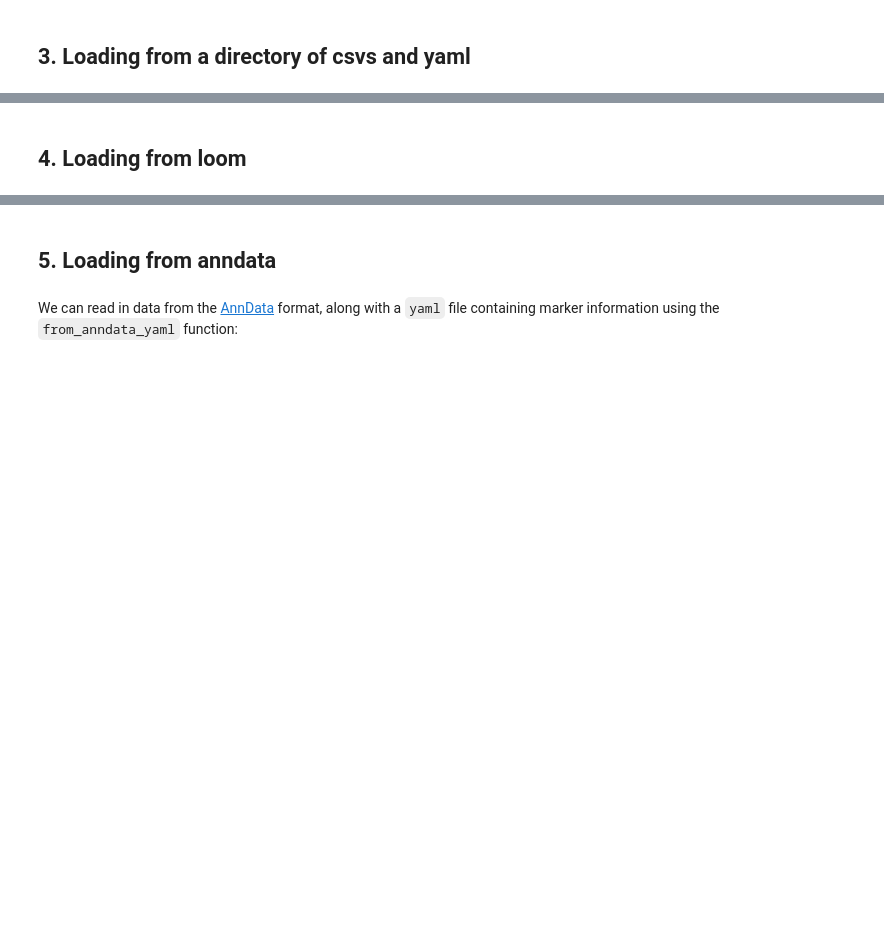
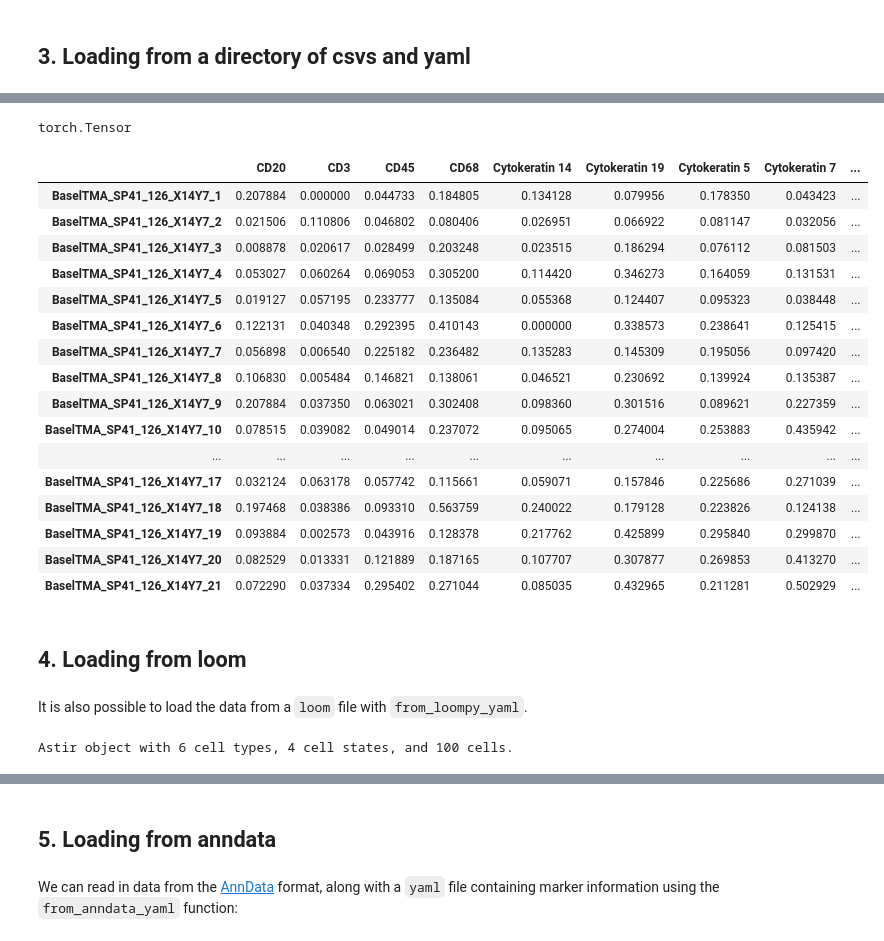
Before and after one commit to camlab-bioml/astir, a Jupyter notebook: docs/tutorials/notebooks/data_loading.ipynb, the cells around one changed output, grey strips where cells are left out. Saved outputs shown, nothing was run; the diff lists cells and outputs as text; code cells hidden in the pictures; blank space fills up the shorter version.

```diff
--- a/docs/tutorials/notebooks/data_loading.ipynb
+++ b/docs/tutorials/notebooks/data_loading.ipynb
@@ -65,0 +145,4 @@ a = ast.Astir(input_expr=(type_scd, state_scd))
+# %%
+expression_dir_path = "../../../astir/tests/test-data/test-dir-read"
+a_dir = ast.from_csv_dir_yaml(input_dir=expression_dir_path, marker_yaml=yaml_marker_path)
+print(a_dir)
@@ -66,2 +157,35 @@ a = ast.Astir(input_expr=(type_scd, state_scd))
+# %%
+type(a_dir.get_type_dataset().get_exprs())
+# %% [output]
+torch.Tensor
+# %%
+a_dir.get_type_dataset().get_exprs_df()
+# %% [output]
+|  | CD20 | CD3 | CD45 | CD68 | Cytokeratin 14 | Cytokeratin 19 | Cytokeratin 5 | Cytokeratin 7 | ... |
+| BaselTMA_SP41_126_X14Y7_1 | 0.207884 | 0.000000 | 0.044733 | 0.184805 | 0.134128 | 0.079956 | 0.178350 | 0.043423 | ... |
+| BaselTMA_SP41_126_X14Y7_2 | 0.021506 | 0.110806 | 0.046802 | 0.080406 | 0.026951 | 0.066922 | 0.081147 | 0.032056 | ... |
+| BaselTMA_SP41_126_X14Y7_3 | 0.008878 | 0.020617 | 0.028499 | 0.203248 | 0.023515 | 0.186294 | 0.076112 | 0.081503 | ... |
+| BaselTMA_SP41_126_X14Y7_4 | 0.053027 | 0.060264 | 0.069053 | 0.305200 | 0.114420 | 0.346273 | 0.164059 | 0.131531 | ... |
+| BaselTMA_SP41_126_X14Y7_5 | 0.019127 | 0.057195 | 0.233777 | 0.135084 | 0.055368 | 0.124407 | 0.095323 | 0.038448 | ... |
+| BaselTMA_SP41_126_X14Y7_6 | 0.122131 | 0.040348 | 0.292395 | 0.410143 | 0.000000 | 0.338573 | 0.238641 | 0.125415 | ... |
+| BaselTMA_SP41_126_X14Y7_7 | 0.056898 | 0.006540 | 0.225182 | 0.236482 | 0.135283 | 0.145309 | 0.195056 | 0.097420 | ... |
+| BaselTMA_SP41_126_X14Y7_8 | 0.106830 | 0.005484 | 0.146821 | 0.138061 | 0.046521 | 0.230692 | 0.139924 | 0.135387 | ... |
+| BaselTMA_SP41_126_X14Y7_9 | 0.207884 | 0.037350 | 0.063021 | 0.302408 | 0.098360 | 0.301516 | 0.089621 | 0.227359 | ... |
+| BaselTMA_SP41_126_X14Y7_10 | 0.078515 | 0.039082 | 0.049014 | 0.237072 | 0.095065 | 0.274004 | 0.253883 | 0.435942 | ... |
+| ... | ... | ... | ... | ... | ... | ... | ... | ... | ... |
+| BaselTMA_SP41_126_X14Y7_17 | 0.032124 | 0.063178 | 0.057742 | 0.115661 | 0.059071 | 0.157846 | 0.225686 | 0.271039 | ... |
+| BaselTMA_SP41_126_X14Y7_18 | 0.197468 | 0.038386 | 0.093310 | 0.563759 | 0.240022 | 0.179128 | 0.223826 | 0.124138 | ... |
+| BaselTMA_SP41_126_X14Y7_19 | 0.093884 | 0.002573 | 0.043916 | 0.128378 | 0.217762 | 0.425899 | 0.295840 | 0.299870 | ... |
+| BaselTMA_SP41_126_X14Y7_20 | 0.082529 | 0.013331 | 0.121889 | 0.187165 | 0.107707 | 0.307877 | 0.269853 | 0.413270 | ... |
+| BaselTMA_SP41_126_X14Y7_21 | 0.072290 | 0.037334 | 0.295402 | 0.271044 | 0.085035 | 0.432965 | 0.211281 | 0.502929 | ... |
 # %% [markdown]
 ## 4. Loading from loom
+# %% [markdown]
+It is also possible to load the data from a `loom` file with `from_loompy_yaml`.
+# %%
+expression_loom_path = "../../../astir/tests/test-data/basel_100.loom"
+a_loom = ast.from_loompy_yaml(loom_file=expression_loom_path, marker_yaml=yaml_marker_path,
+                         protein_name_attr="protein", cell_name_attr="cell_name", batch_name_attr="batch")
+print(a_loom)
+# %% [output]
+Astir object with 6 cell types, 4 cell states, and 100 cells.
```
Also changed, not shown: parts of 21 cells of this notebook.
